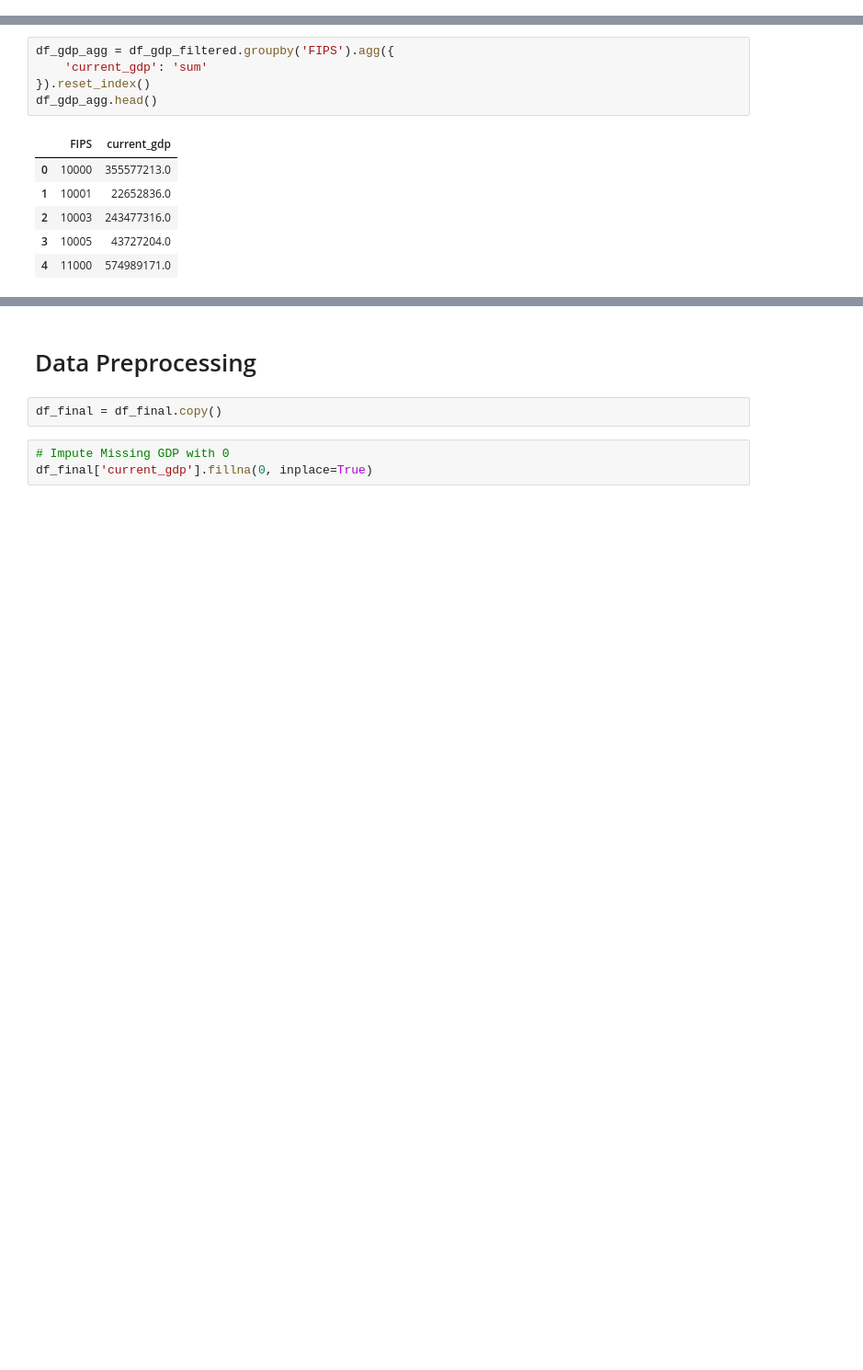
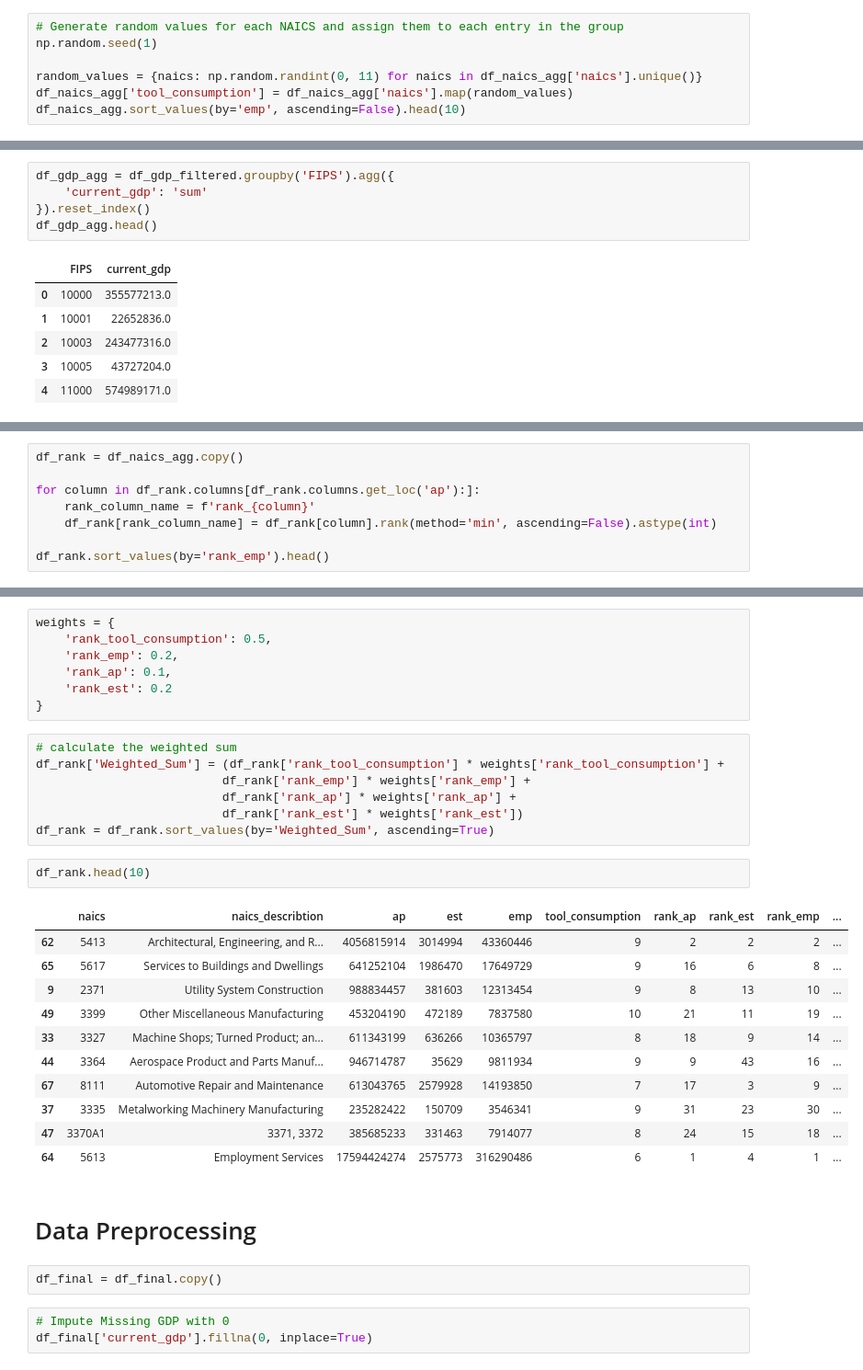
Before and after one commit to florivz/DDM-Project-WS24-25, a Jupyter notebook: analysis.ipynb, the cells around one changed output, grey strips where cells are left out. Shown at 92% size. Saved outputs shown, nothing was run; the diff lists cells and outputs as text; blank space fills up the shorter version.

```diff
--- a/analysis.ipynb
+++ b/analysis.ipynb
@@ -127,0 +144,7 @@ df_merged_agg.head()
+# %%
+# Generate random values for each NAICS and assign them to each entry in the group
+np.random.seed(1)
+
+random_values = {naics: np.random.randint(0, 11) for naics in df_naics_agg['naics'].unique()}
+df_naics_agg['tool_consumption'] = df_naics_agg['naics'].map(random_values)
+df_naics_agg.sort_values(by='emp', ascending=False).head(10)
@@ -162,0 +177,8 @@ df_final.head()
+# %%
+df_rank = df_naics_agg.copy()
+
+for column in df_rank.columns[df_rank.columns.get_loc('ap'):]:
+    rank_column_name = f'rank_{column}'
+    df_rank[rank_column_name] = df_rank[column].rank(method='min', ascending=False).astype(int)
+
+df_rank.sort_values(by='rank_emp').head()
@@ -163,3 +192,31 @@ df_final.head()
+# %%
+weights = {
+    'rank_tool_consumption': 0.5,
+    'rank_emp': 0.2,
+    'rank_ap': 0.1,
+    'rank_est': 0.2
+}
+# %%
+# calculate the weighted sum
+df_rank['Weighted_Sum'] = (df_rank['rank_tool_consumption'] * weights['rank_tool_consumption'] +
+                          df_rank['rank_emp'] * weights['rank_emp'] +
+                          df_rank['rank_ap'] * weights['rank_ap'] +
+                          df_rank['rank_est'] * weights['rank_est'])
+df_rank = df_rank.sort_values(by='Weighted_Sum', ascending=True)
+# %%
+df_rank.head(10)
+# %% [output]
+|  | naics | naics_describtion | ap | est | emp | tool_consumption | rank_ap | rank_est | rank_emp | ... |
+| 62 | 5413 | Architectural, Engineering, and R... | 4056815914 | 3014994 | 43360446 | 9 | 2 | 2 | 2 | ... |
+| 65 | 5617 | Services to Buildings and Dwellings | 641252104 | 1986470 | 17649729 | 9 | 16 | 6 | 8 | ... |
+| 9 | 2371 | Utility System Construction | 988834457 | 381603 | 12313454 | 9 | 8 | 13 | 10 | ... |
+| 49 | 3399 | Other Miscellaneous Manufacturing | 453204190 | 472189 | 7837580 | 10 | 21 | 11 | 19 | ... |
+| 33 | 3327 | Machine Shops; Turned Product; an... | 611343199 | 636266 | 10365797 | 8 | 18 | 9 | 14 | ... |
+| 44 | 3364 | Aerospace Product and Parts Manuf... | 946714787 | 35629 | 9811934 | 9 | 9 | 43 | 16 | ... |
+| 67 | 8111 | Automotive Repair and Maintenance | 613043765 | 2579928 | 14193850 | 7 | 17 | 3 | 9 | ... |
+| 37 | 3335 | Metalworking Machinery Manufacturing | 235282422 | 150709 | 3546341 | 9 | 31 | 23 | 30 | ... |
+| 47 | 3370A1 | 3371, 3372 | 385685233 | 331463 | 7914077 | 8 | 24 | 15 | 18 | ... |
+| 64 | 5613 | Employment Services | 17594424274 | 2575773 | 316290486 | 6 | 1 | 4 | 1 | ... |
 # %% [markdown]
 # Data Preprocessing
 # %%
```
Also changed, not shown: parts of 18 cells of this notebook.
